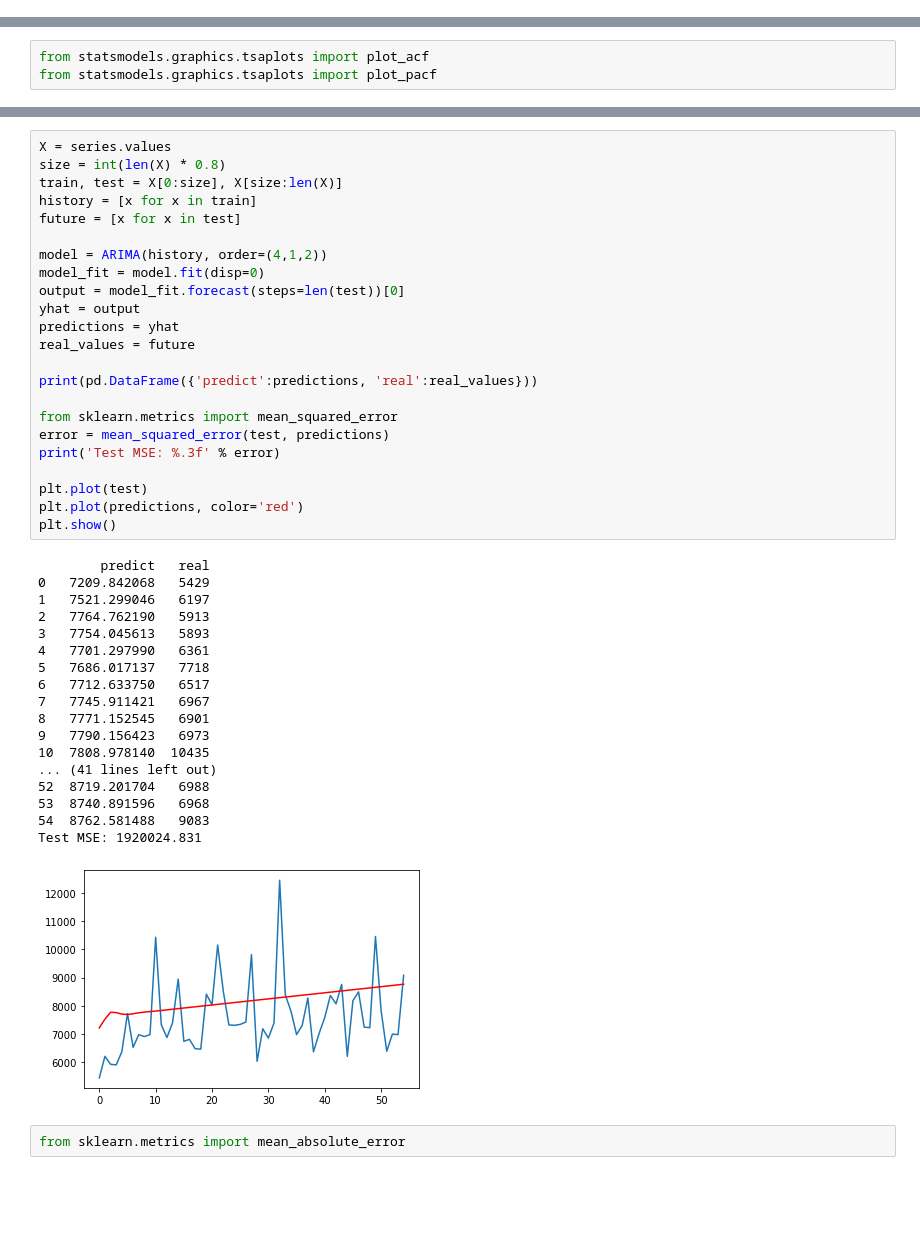
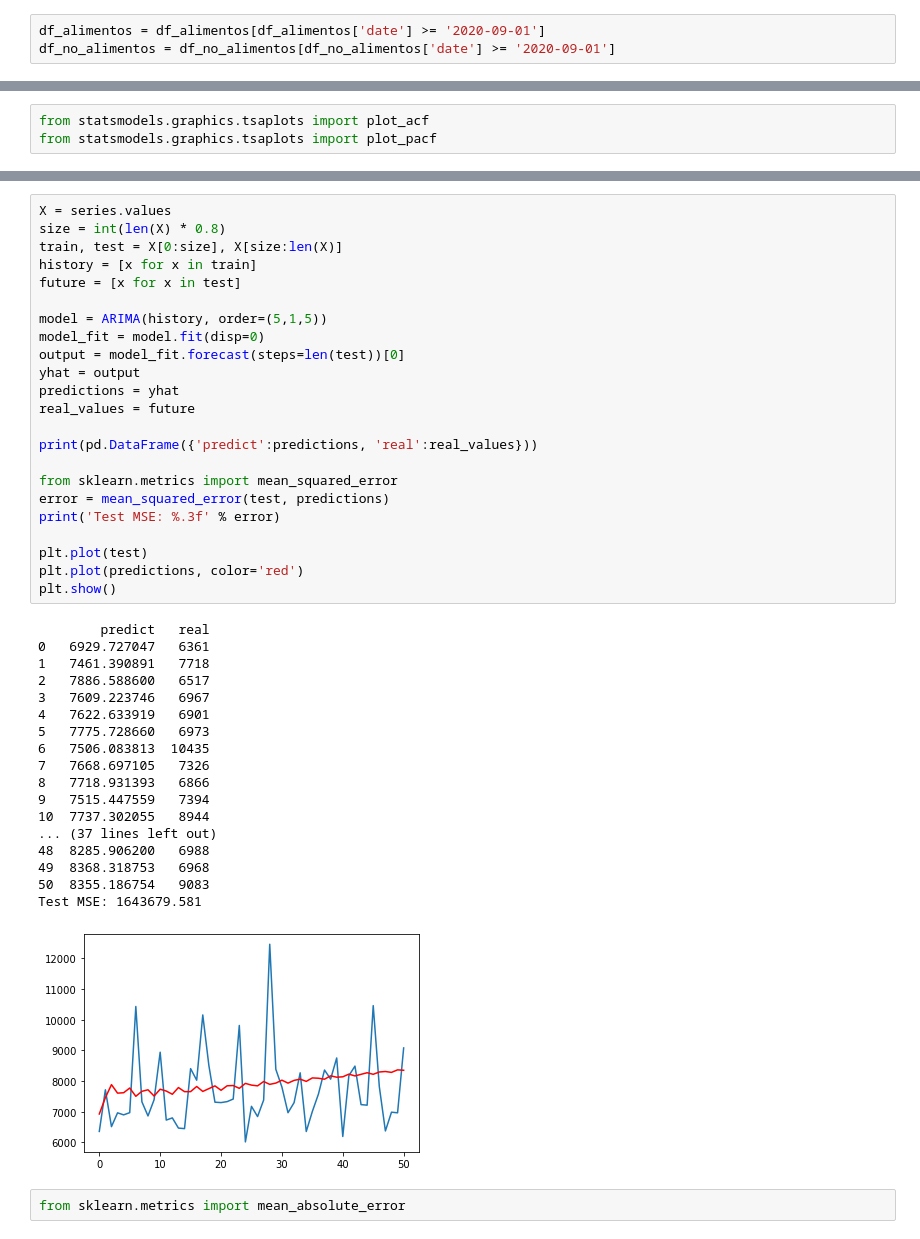
Before and after one commit to zerodarkzone/AdvancedMethodsDataAnalysisClassGrupo4202119, a Jupyter notebook: Exercises/Proyecto1-TimeSeries.ipynb, the cells around one changed output, grey strips where cells are left out. Drawn from its saved outputs; the diff is of its cells as text; blank space fills up the shorter version.

```diff
--- a/Exercises/Proyecto1-TimeSeries.ipynb
+++ b/Exercises/Proyecto1-TimeSeries.ipynb
@@ -88,6 +88,9 @@ print( df_no_alimentos.shape )
 (2286885, 11)
 (1423388, 11)
 (863497, 11)
+# %%
+df_alimentos = df_alimentos[df_alimentos['date'] >= '2020-09-01']
+df_no_alimentos = df_no_alimentos[df_no_alimentos['date'] >= '2020-09-01']
 # %%
 df_alimentos.head()
 # %% [output]
@@ -270,45 +267,45 @@ plt.show()
 # %%
 X = series.values
 size = int(len(X) * 0.8)
 train, test = X[0:size], X[size:len(X)]
 history = [x for x in train]
 future = [x for x in test]
 
-model = ARIMA(history, order=(4,1,2))
+model = ARIMA(history, order=(5,1,5))
 model_fit = model.fit(disp=0)
 output = model_fit.forecast(steps=len(test))[0]
 yhat = output
 predictions = yhat
 real_values = future
 
 print(pd.DataFrame({'predict':predictions, 'real':real_values}))
 
 from sklearn.metrics import mean_squared_error
 error = mean_squared_error(test, predictions)
 print('Test MSE: %.3f' % error)
 
 plt.plot(test)
 plt.plot(predictions, color='red')
 plt.show()
 # %% [output]
         predict   real
-0   7209.842068   5429
-1   7521.299046   6197
-2   7764.762190   5913
-3   7754.045613   5893
-4   7701.297990   6361
-5   7686.017137   7718
-6   7712.633750   6517
-7   7745.911421   6967
-8   7771.152545   6901
-9   7790.156423   6973
-10  7808.978140  10435
-... (41 lines left out)
-52  8719.201704   6988
-53  8740.891596   6968
-54  8762.581488   9083
-Test MSE: 1920024.831
+0   6929.727047   6361
+1   7461.390891   7718
+2   7886.588600   6517
+3   7609.223746   6967
+4   7622.633919   6901
+5   7775.728660   6973
+6   7506.083813  10435
+7   7668.697105   7326
+8   7718.931393   6866
+9   7515.447559   7394
+10  7737.302055   8944
+... (37 lines left out)
+48  8285.906200   6988
+49  8368.318753   6968
+50  8355.186754   9083
+Test MSE: 1643679.581
-[figure, old version]
+[figure, new version]
 # %%
 from sklearn.metrics import mean_absolute_error
 # %%
```
Also changed, not shown: parts of 36 cells of this notebook.
